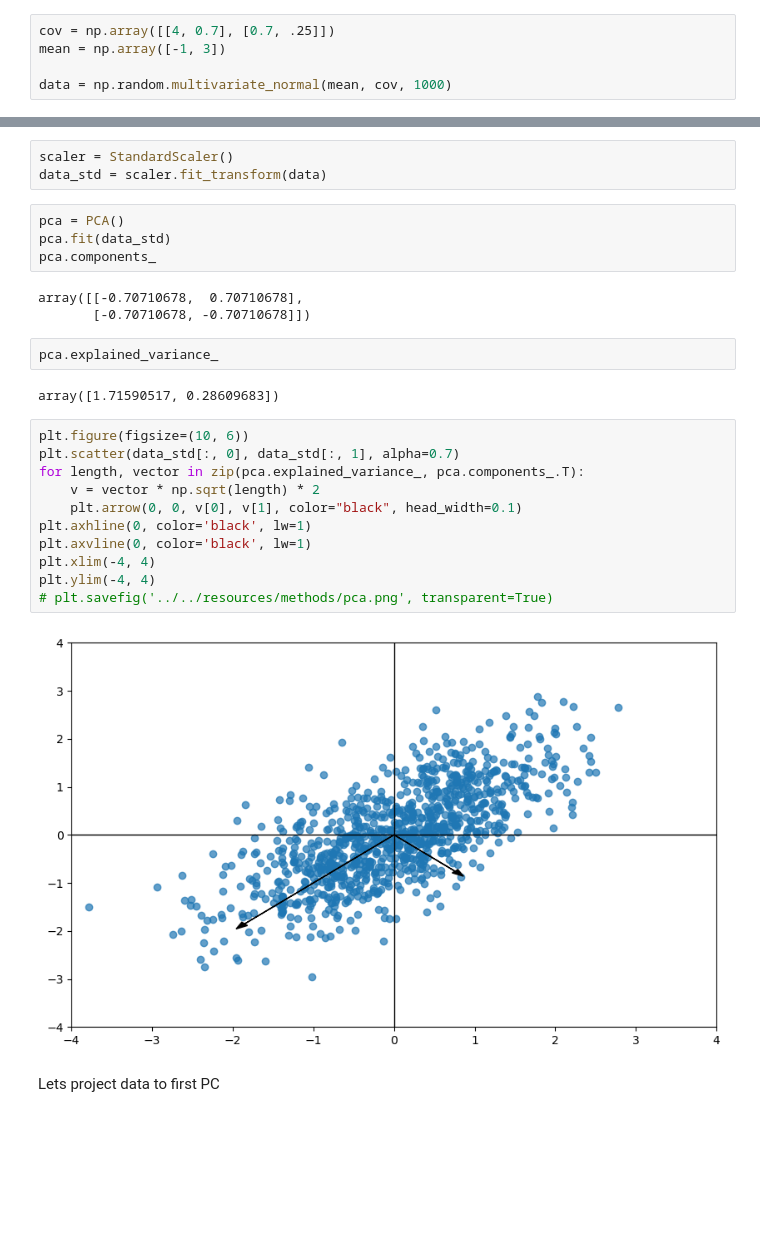
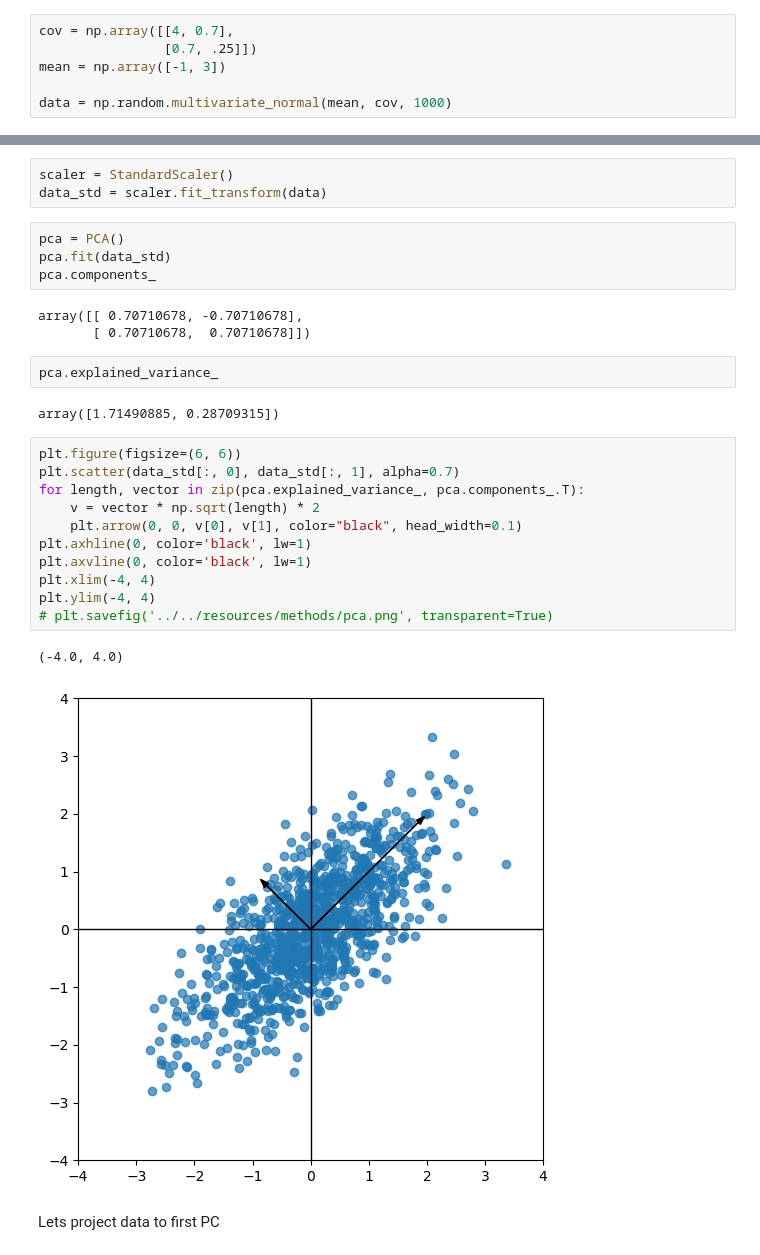
Before and after one commit to Nekson228/ETU2024_AISeminar_DataCompression, a Jupyter notebook: notebooks/pca/synthetic_demo.ipynb, the cells around one changed output, grey strips where cells are left out. Cells and saved outputs as stored; diff of their text form; blank space fills up the shorter version.

```diff
--- a/notebooks/pca/synthetic_demo.ipynb
+++ b/notebooks/pca/synthetic_demo.ipynb
@@ -8,7 +8,8 @@ from sklearn.preprocessing import StandardScaler
 # %% [markdown]
 # Synthetic data
 # %%
-cov = np.array([[4, 0.7], [0.7, .25]])
+cov = np.array([[4, 0.7],
+                [0.7, .25]])
 mean = np.array([-1, 3])
 
 data = np.random.multivariate_normal(mean, cov, 1000)
@@ -30,25 +31,26 @@ pca = PCA()
 pca.fit(data_std)
 pca.components_
 # %% [output]
-array([[-0.70710678,  0.70710678],
-       [-0.70710678, -0.70710678]])
+array([[ 0.70710678, -0.70710678],
+       [ 0.70710678,  0.70710678]])
 # %%
 pca.explained_variance_
 # %% [output]
-array([1.71590517, 0.28609683])
+array([1.71490885, 0.28709315])
 # %%
-plt.figure(figsize=(10, 6))
+plt.figure(figsize=(6, 6))
 plt.scatter(data_std[:, 0], data_std[:, 1], alpha=0.7)
 for length, vector in zip(pca.explained_variance_, pca.components_.T):
     v = vector * np.sqrt(length) * 2
     plt.arrow(0, 0, v[0], v[1], color="black", head_width=0.1)
 plt.axhline(0, color='black', lw=1)
 plt.axvline(0, color='black', lw=1)
 plt.xlim(-4, 4)
 plt.ylim(-4, 4)
 # plt.savefig('../../resources/methods/pca.png', transparent=True)
 # %% [output]
+(-4.0, 4.0)
-[figure, old version]
+[figure, new version]
 # %% [markdown]
 Lets project data to first PC
 # %%
```
Also changed, not shown: parts of 4 cells of this notebook, 3 other files.
